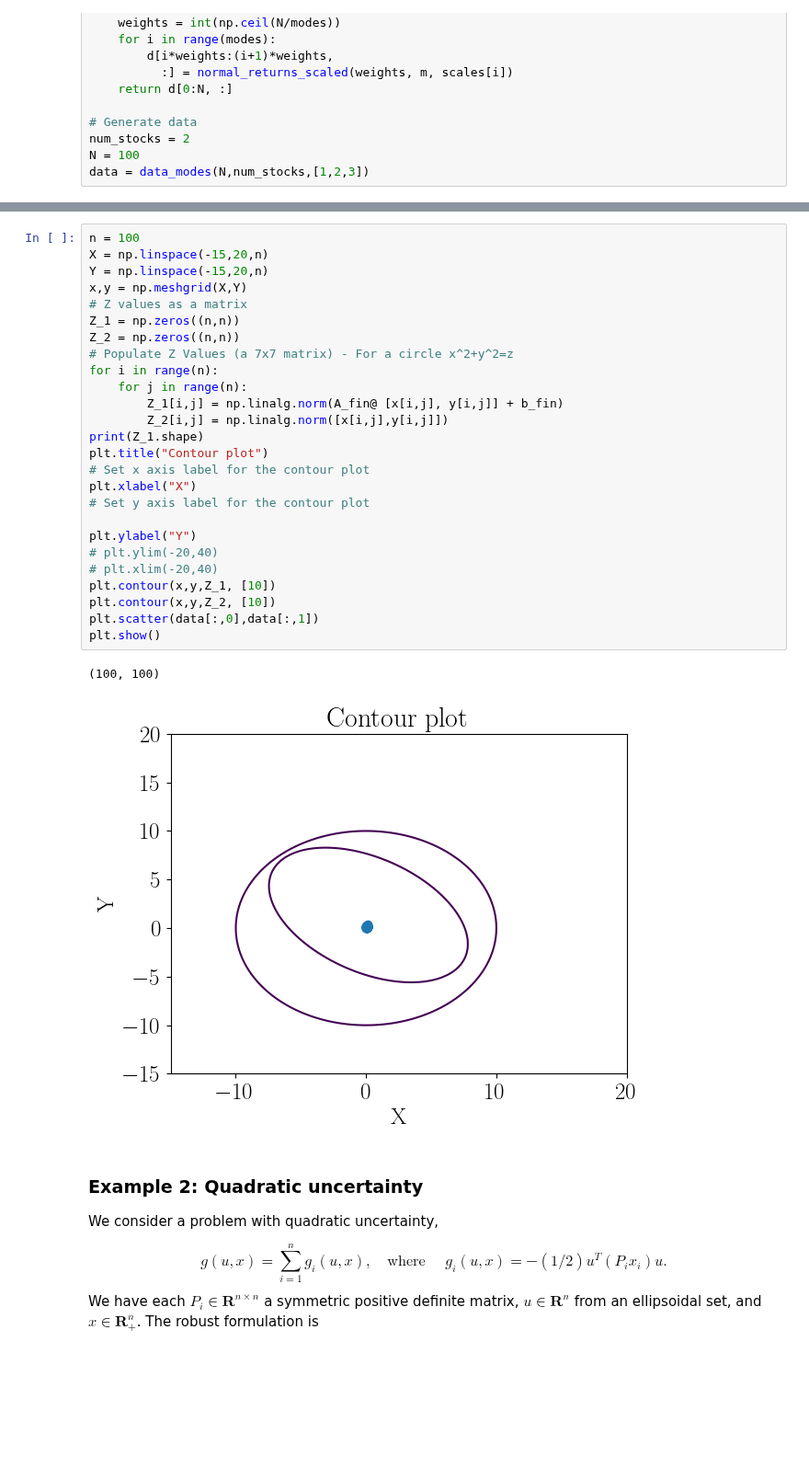
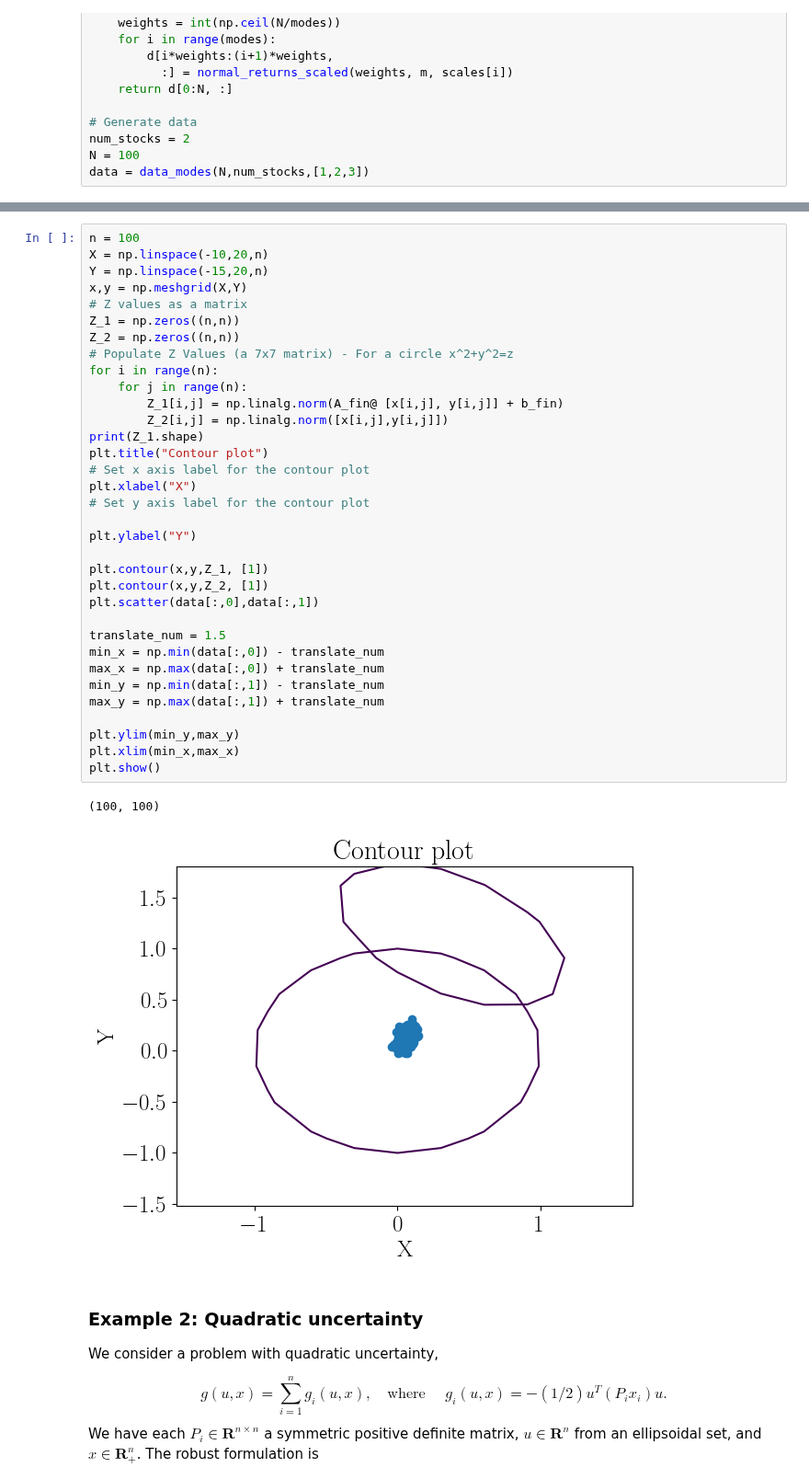
Before and after one commit to stellatogrp/lropt, a Jupyter notebook: examples/experiments/tutorial_learning.ipynb, the cells around one changed output, grey strips where cells are left out. Shown at 92% size. Cells and saved outputs as stored; diff of their text form; blank space fills up the shorter version.

```diff
--- a/examples/experiments/tutorial_learning.ipynb
+++ b/examples/experiments/tutorial_learning.ipynb
@@ -173,32 +173,40 @@ plt.show()
 # %%
 n = 100
-X = np.linspace(-15,20,n)
+X = np.linspace(-10,20,n)
 Y = np.linspace(-15,20,n)
 x,y = np.meshgrid(X,Y)
 # Z values as a matrix
 Z_1 = np.zeros((n,n))
 Z_2 = np.zeros((n,n))
 # Populate Z Values (a 7x7 matrix) - For a circle x^2+y^2=z
 for i in range(n):
     for j in range(n):
         Z_1[i,j] = np.linalg.norm(A_fin@ [x[i,j], y[i,j]] + b_fin)
         Z_2[i,j] = np.linalg.norm([x[i,j],y[i,j]])
 print(Z_1.shape)
 plt.title("Contour plot")
 # Set x axis label for the contour plot
 plt.xlabel("X")
 # Set y axis label for the contour plot
 
 plt.ylabel("Y")
-# plt.ylim(-20,40)
-# plt.xlim(-20,40)
-plt.contour(x,y,Z_1, [10])
-plt.contour(x,y,Z_2, [10])
+
+plt.contour(x,y,Z_1, [1])
+plt.contour(x,y,Z_2, [1])
 plt.scatter(data[:,0],data[:,1])
+
+translate_num = 1.5
+min_x = np.min(data[:,0]) - translate_num
+max_x = np.max(data[:,0]) + translate_num
+min_y = np.min(data[:,1]) - translate_num
+max_y = np.max(data[:,1]) + translate_num
+
+plt.ylim(min_y,max_y)
+plt.xlim(min_x,max_x)
 plt.show()
 # %% [output]
 (100, 100)
-[figure, old version]
+[figure, new version]
 # %% [markdown]
 ### Example 2: Quadratic uncertainty
 We consider a problem with quadratic uncertainty,
```
Also changed, not shown: parts of 2 cells of this notebook, 22 other files.
